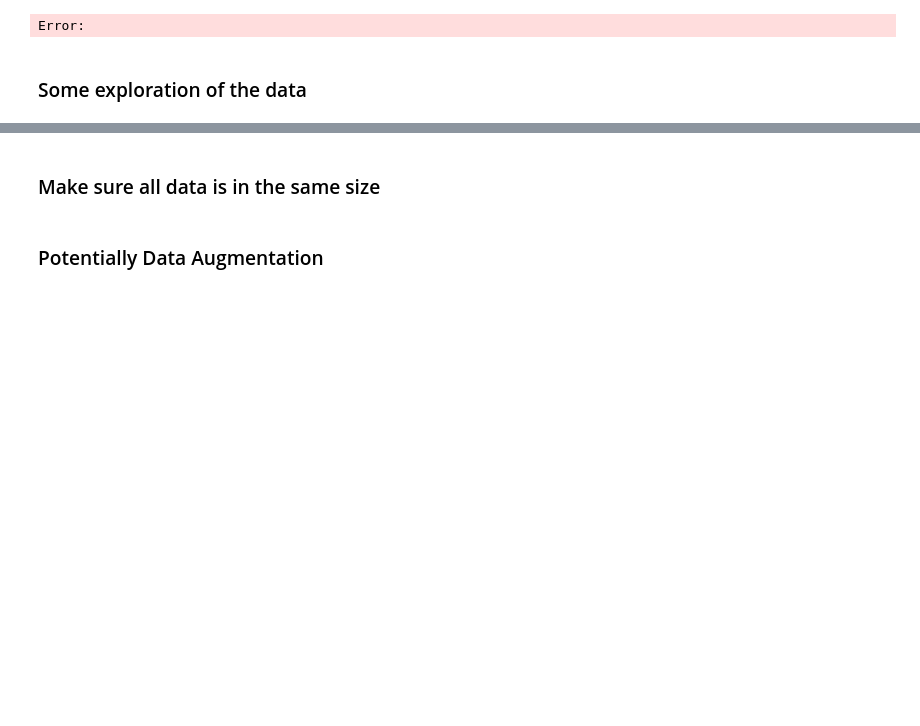
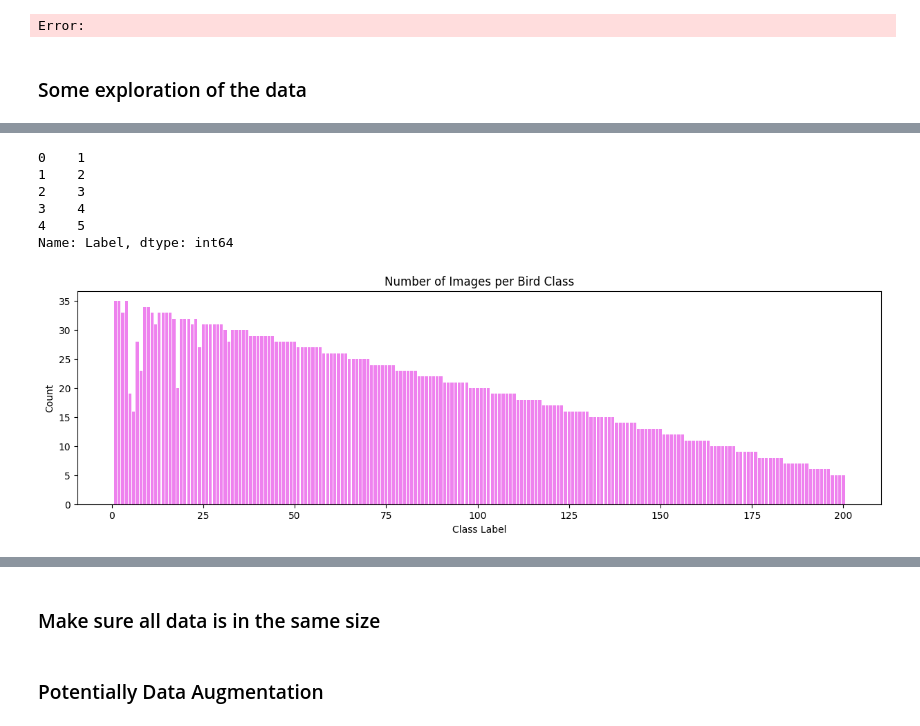
Before and after one commit to YasinKaryagdi/AppliedMLProject, a Jupyter notebook: aml-2025-feathers-in-focus/code.ipynb, the cells around one changed output, grey strips where cells are left out. Saved outputs shown, nothing was run; the diff lists cells and outputs as text; code cells hidden in the pictures; blank space fills up the shorter version.

```diff
--- a/aml-2025-feathers-in-focus/code.ipynb
+++ b/aml-2025-feathers-in-focus/code.ipynb
@@ -22,3 +22,7 @@ Error:
 ### Some exploration of the data
 # %%
 # temp
+
+data = pd.read_csv("/Users/micolcandoni/Documents/GitHub/AppliedMLProject/aml-2025-feathers-in-focus/train_images.csv")
+
+data.head(10)
@@ -24,0 +41,12 @@ Error:
+# %%
+from collections import Counter
+
+
+#count how many images per label
+
+counts_labels = data['label'].value_counts().sort_index().reset_index()
+counts_labels.columns = ['Label', 'Count']
+
+
+for i in counts_labels.iterrows():
+    print(i[1])
@@ -24,0 +88,22 @@ Error:
+# %%
+print(counts_labels['Label'].head())
+# %% [output]
+0    1
+1    2
+2    3
+3    4
+4    5
+Name: Label, dtype: int64
+# %%
+#viualise counts in a plot
+
+import matplotlib.pyplot as plt
+
+plt.figure(figsize = (15, 4))
+plt.bar(counts_labels['Label'], counts_labels['Count'], color = 'violet')
+plt.title("Number of Images per Bird Class")
+plt.xlabel("Class Label")
+plt.ylabel("Count")
+plt.show()
+# %% [output]
+[figure, added]
```
Also changed, not shown: parts of 5 cells of this notebook.
